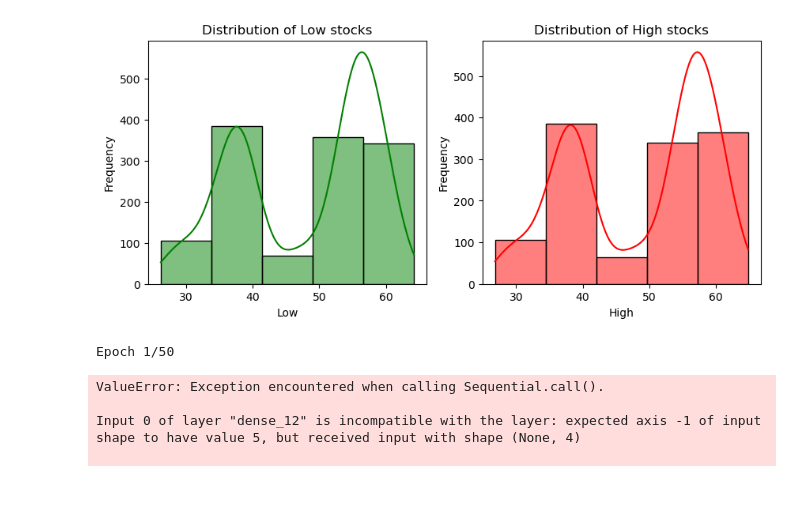
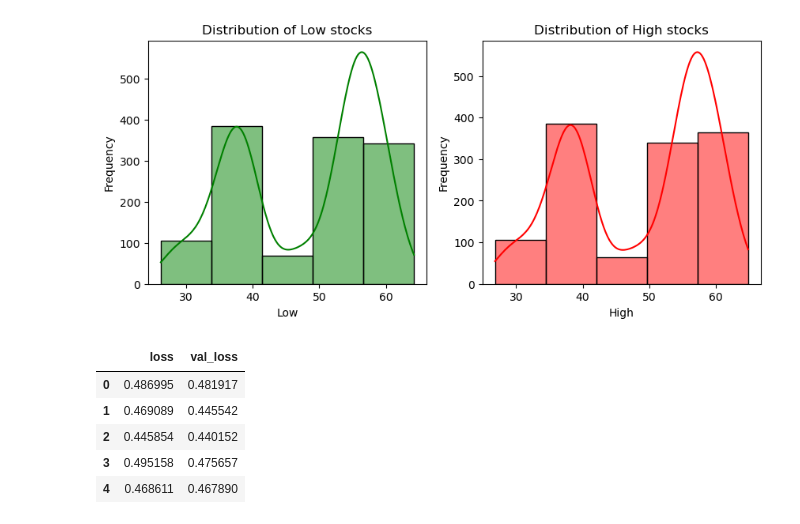
Before and after one commit to OliveKinful/deep_learning_project, a Jupyter notebook: stocks.ipynb, the cells around one changed output. Saved outputs shown, nothing was run; the diff lists cells and outputs as text; code cells hidden in the pictures; blank space fills up the shorter version.

```diff
--- a/stocks.ipynb
+++ b/stocks.ipynb
@@ -182,10 +182,4 @@ model = keras.Sequential([
 model.compile(optimizer='adam',loss='mae')
 # %%
 #Train models
-history = model.fit(X_train, y_train, epochs=50, batch_size=128, validation_data=(X_valid,y_valid), verbose=1)
+history = model.fit(X_train, y_train, batch_size=128,epochs=500, validation_data=(X_valid,y_valid), verbose=0)
-# %% [output]
-Epoch 1/50
-ValueError: Exception encountered when calling Sequential.call().
-
-Input 0 of layer "dense_12" is incompatible with the layer: expected axis -1 of input shape to have value 5, but received input with shape (None, 4)
-
@@ -191,0 +188,9 @@ Input 0 of layer "dense_12" is incompatible with the layer: expected axis -1 of
+# %%
+history_df.head()
+# %% [output]
+|  | loss | val_loss |
+| 0 | 0.486995 | 0.481917 |
+| 1 | 0.469089 | 0.445542 |
+| 2 | 0.445854 | 0.440152 |
+| 3 | 0.495158 | 0.475657 |
+| 4 | 0.468611 | 0.467890 |
```
Also changed, not shown: parts of 4 cells of this notebook.
